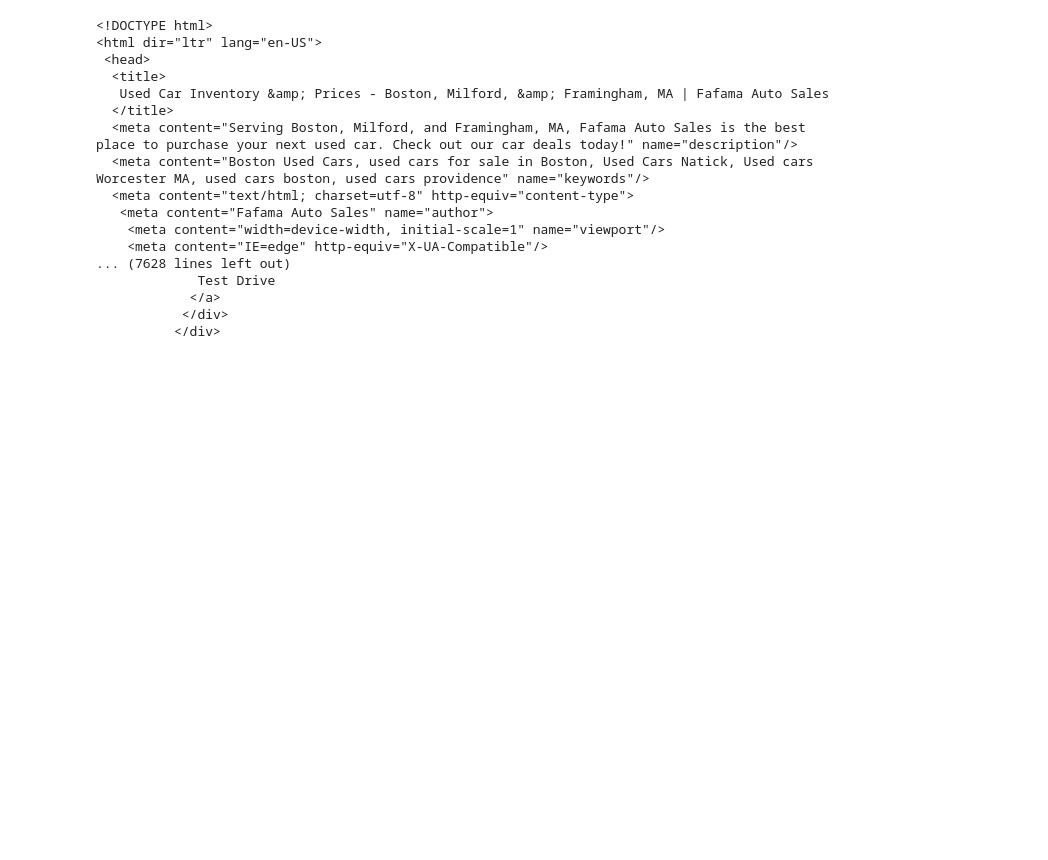
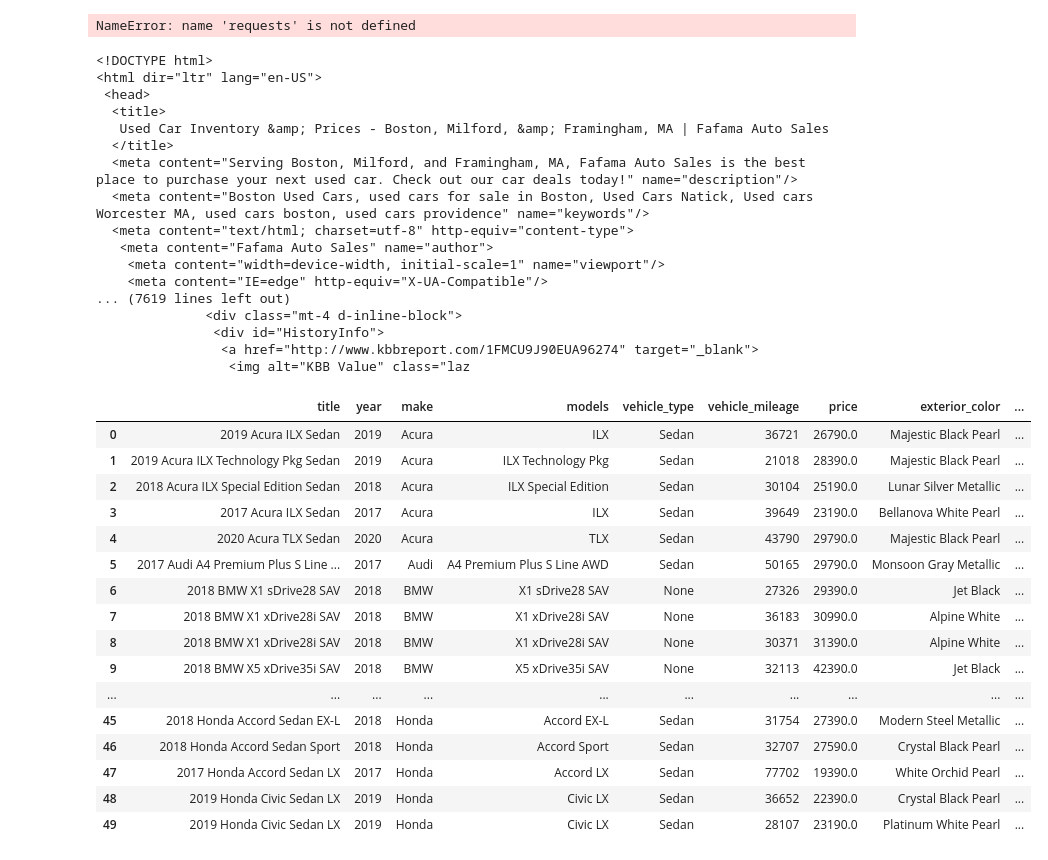
Before and after one commit to dkimhw/inventory-insights, a Jupyter notebook: testing_dealership3.ipynb, the cells around one changed output. Saved outputs shown, nothing was run; the diff lists cells and outputs as text; code cells hidden in the pictures; blank space fills up the shorter version.

Commit message:
Add parsing for 2 more dealerships; refactor code; add additional logic for when it's okay to run scraping

```diff
--- a/testing_dealership3.ipynb
+++ b/testing_dealership3.ipynb
@@ -9,12 +126,45 @@ import re
+# %%
+# Dealership Info Dictionary
+dealerships = {
+    'Bostonyan Auto Group': {
+        'url': 'https://www.bostonyanautogroup.com/view-inventory',
+        'pagination_url': '',
+        'dealership_name': 'Bostonyan Auto Group',
+        'address': '119 Worcester St',
+        'zipcode': '01760',
+        'city': 'Natick',
+        'state': 'MA'
+    },
+    'Direct Auto Mecca': {
+        'url': 'https://www.directautomecca.com/view-inventory.aspx',
+        'pagination_url': 'https://www.directautomecca.com/inventory.aspx?_new=true&_used=true&_page=2',
+        'dealership_name': 'Direct Auto Mecca',
+        'address': '154 Waverly Street',
+        'zipcode': '01760',
+        'city': 'Natick',
+        'state': 'MA'
+    },
+    'Fafama Auto Sales': {
+        'url': 'https://www.fafama.com/used-cars.aspx',
+        'pagination_url': 'https://www.fafama.com/inventory.aspx?_used=true&_page=2',
+        'dealership_name': 'Fafama Auto Sales',
+        'address': '5 Cape Road',
+        'zipcode': '01757',
+        'city': 'Milford',
+        'state': 'MA'
+    }
+}
 # %%
 headers = {
     'user-agent': 'Mozilla/5.0 (Macintosh; Intel Mac OS X 10_11_6) AppleWebKit/537.36 (KHTML, like Gecko) Chrome/56.0.2924.87 Safari/537.36',
 }
 
-URL = 'https://www.fafama.com/used-cars.aspx'
+URL = 'https://northendmotors.com/sale/used-cars-canton-quincy-brockton-ma'
 response = requests.get(URL, headers = headers)
 
 soup = BeautifulSoup(response.text, "html.parser")
+# %% [output]
+NameError: name 'requests' is not defined
 # %%
 print(soup.prettify())
 # %% [output]
@@ -30,8 +180,8 @@ print(soup.prettify())
    <meta content="Fafama Auto Sales" name="author">
     <meta content="width=device-width, initial-scale=1" name="viewport"/>
     <meta content="IE=edge" http-equiv="X-UA-Compatible"/>
-... (7628 lines left out)
-             Test Drive
-            </a>
-           </div>
-          </div>
+... (7619 lines left out)
+              <div class="mt-4 d-inline-block">
+               <div id="HistoryInfo">
+                <a href="http://www.kbbreport.com/1FMCU9J90EUA96274" target="_blank">
+                 <img alt="KBB Value" class="laz
@@ -37,0 +240,22 @@ print(soup.prettify())
+# %%
+c = get_fafama_inventory_data(soup, dealerships['Fafama Auto Sales'])
+# %%
+c
+# %% [output]
+|  | title | year | make | models | vehicle_type | vehicle_mileage | price | exterior_color | ... |
+| 0 | 2019 Acura ILX Sedan | 2019 | Acura | ILX | Sedan | 36721 | 26790.0 | Majestic Black Pearl | ... |
+| 1 | 2019 Acura ILX Technology Pkg Sedan | 2019 | Acura | ILX Technology Pkg | Sedan | 21018 | 28390.0 | Majestic Black Pearl | ... |
+| 2 | 2018 Acura ILX Special Edition Sedan | 2018 | Acura | ILX Special Edition | Sedan | 30104 | 25190.0 | Lunar Silver Metallic | ... |
+| 3 | 2017 Acura ILX Sedan | 2017 | Acura | ILX | Sedan | 39649 | 23190.0 | Bellanova White Pearl | ... |
+| 4 | 2020 Acura TLX Sedan | 2020 | Acura | TLX | Sedan | 43790 | 29790.0 | Majestic Black Pearl | ... |
+| 5 | 2017 Audi A4 Premium Plus S Line ... | 2017 | Audi | A4 Premium Plus S Line AWD | Sedan | 50165 | 29790.0 | Monsoon Gray Metallic | ... |
+| 6 | 2018 BMW X1 sDrive28 SAV | 2018 | BMW | X1 sDrive28 SAV | None | 27326 | 29390.0 | Jet Black | ... |
+| 7 | 2018 BMW X1 xDrive28i SAV | 2018 | BMW | X1 xDrive28i SAV | None | 36183 | 30990.0 | Alpine White | ... |
+| 8 | 2018 BMW X1 xDrive28i SAV | 2018 | BMW | X1 xDrive28i SAV | None | 30371 | 31390.0 | Alpine White | ... |
+| 9 | 2018 BMW X5 xDrive35i SAV | 2018 | BMW | X5 xDrive35i SAV | None | 32113 | 42390.0 | Jet Black | ... |
+| ... | ... | ... | ... | ... | ... | ... | ... | ... | ... |
+| 45 | 2018 Honda Accord Sedan EX-L | 2018 | Honda | Accord EX-L | Sedan | 31754 | 27390.0 | Modern Steel Metallic | ... |
+| 46 | 2018 Honda Accord Sedan Sport | 2018 | Honda | Accord Sport | Sedan | 32707 | 27590.0 | Crystal Black Pearl | ... |
+| 47 | 2017 Honda Accord Sedan LX | 2017 | Honda | Accord LX | Sedan | 77702 | 19390.0 | White Orchid Pearl | ... |
+| 48 | 2019 Honda Civic Sedan LX | 2019 | Honda | Civic LX | Sedan | 36652 | 22390.0 | Crystal Black Pearl | ... |
+| 49 | 2019 Honda Civic Sedan LX | 2019 | Honda | Civic LX | Sedan | 28107 | 23190.0 | Platinum White Pearl | ... |
```
Also changed, not shown: parts of 21 cells of this notebook, 9 other files.
